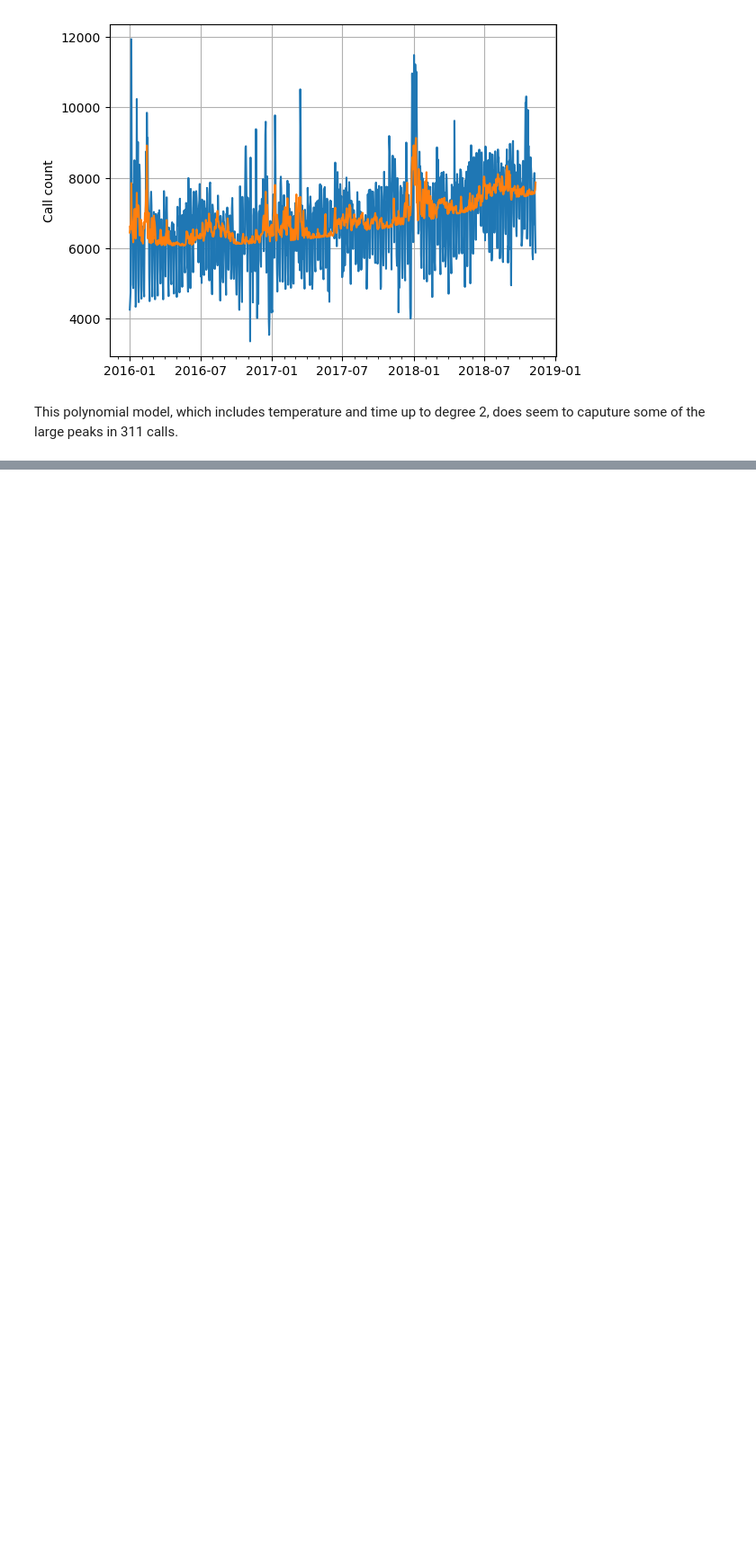
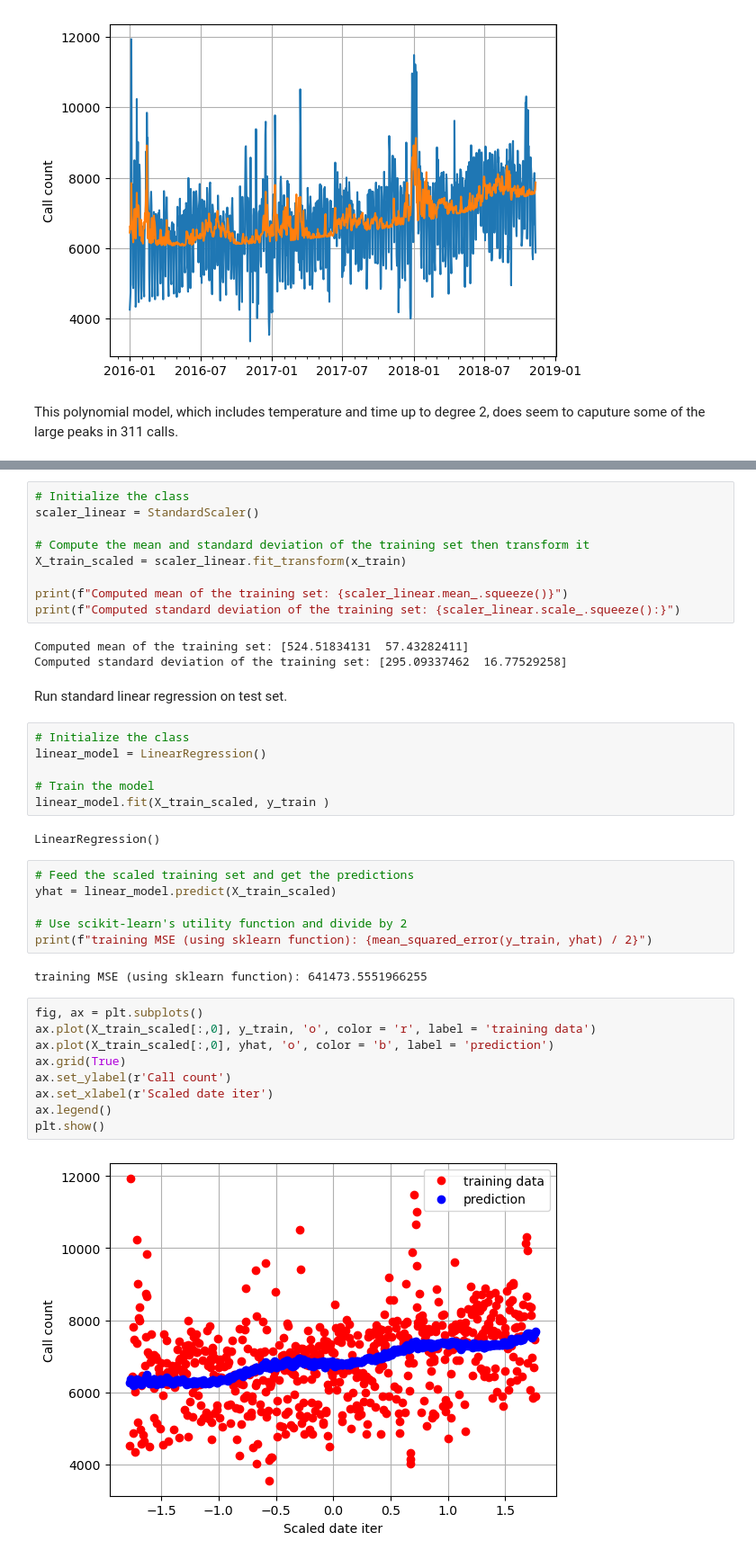
Before and after one commit to ericschwen/weather_311, a Jupyter notebook: 311_weather_modeling.ipynb, the cells around one changed output, grey strips where cells are left out. Shown at 90% size. Cells and saved outputs as stored; diff of their text form; blank space fills up the shorter version.

Commit message:
Added training test split and polynomial modelling into 311_weather_modeling.

```diff
--- a/311_weather_modeling.ipynb
+++ b/311_weather_modeling.ipynb
@@ -243,0 +265,41 @@ This polynomial model, which includes temperature and time up to degree 2, does
+# %%
+# Initialize the class
+scaler_linear = StandardScaler()
+
+# Compute the mean and standard deviation of the training set then transform it
+X_train_scaled = scaler_linear.fit_transform(x_train)
+
+print(f"Computed mean of the training set: {scaler_linear.mean_.squeeze()}")
+print(f"Computed standard deviation of the training set: {scaler_linear.scale_.squeeze():}")
+# %% [output]
+Computed mean of the training set: [524.51834131  57.43282411]
+Computed standard deviation of the training set: [295.09337462  16.77529258]
+# %% [markdown]
+Run standard linear regression on test set.
+# %%
+# Initialize the class
+linear_model = LinearRegression()
+
+# Train the model
+linear_model.fit(X_train_scaled, y_train )
+# %% [output]
+LinearRegression()
+# %%
+# Feed the scaled training set and get the predictions
+yhat = linear_model.predict(X_train_scaled)
+
+# Use scikit-learn's utility function and divide by 2
+print(f"training MSE (using sklearn function): {mean_squared_error(y_train, yhat) / 2}")
+# %% [output]
+training MSE (using sklearn function): 641473.5551966255
+# %%
+fig, ax = plt.subplots()
+ax.plot(X_train_scaled[:,0], y_train, 'o', color = 'r', label = 'training data')
+ax.plot(X_train_scaled[:,0], yhat, 'o', color = 'b', label = 'prediction')
+ax.grid(True)
+ax.set_ylabel(r'Call count')
+ax.set_xlabel(r'Scaled date iter')
+ax.legend()
+plt.show()
+# %% [output]
+[figure, added]
```
Also changed, not shown: parts of 19 cells of this notebook.
